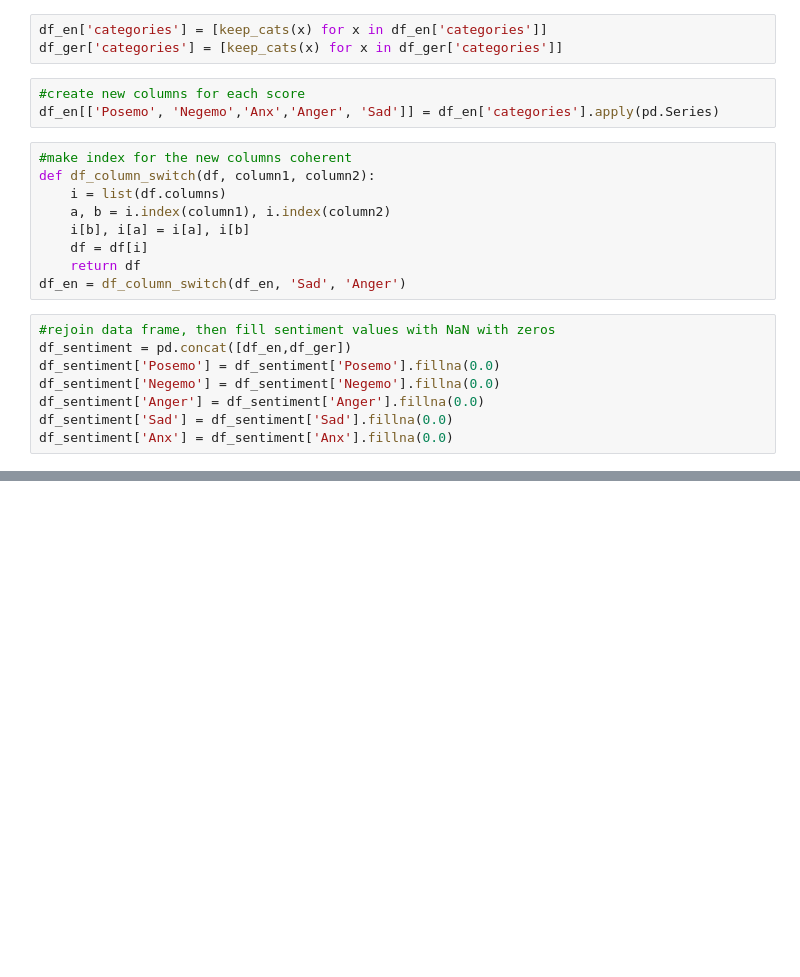
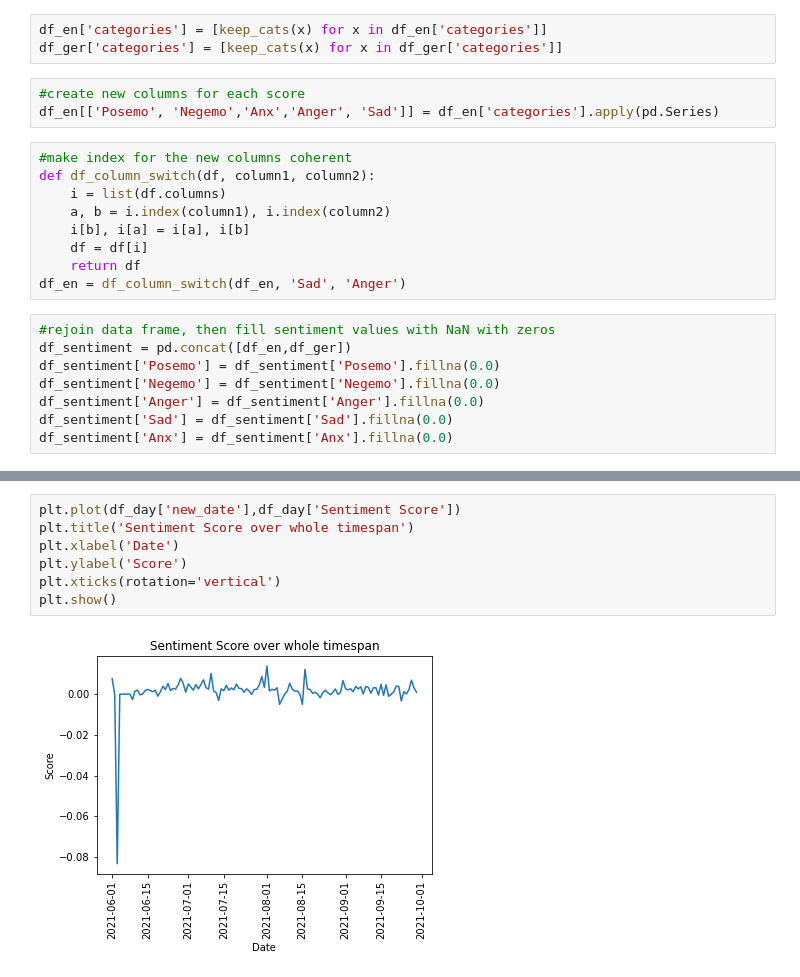
Before and after one commit to ahmadouw/IchBinHanna-Analysis, a Jupyter notebook: Sentiment_analysis_LIWC.ipynb, the cells around one changed output, grey strips where cells are left out. Cells and saved outputs as stored; diff of their text form; blank space fills up the shorter version.

```diff
--- a/Sentiment_analysis_LIWC.ipynb
+++ b/Sentiment_analysis_LIWC.ipynb
@@ -92,0 +128,9 @@ df_sentiment['Anx'] = df_sentiment['Anx'].fillna(0.0)
+# %%
+plt.plot(df_day['new_date'],df_day['Sentiment Score'])
+plt.title('Sentiment Score over whole timespan')
+plt.xlabel('Date')
+plt.ylabel('Score')
+plt.xticks(rotation='vertical')
+plt.show()
+# %% [output]
+[figure, added]
```
Also changed, not shown: parts of 9 cells of this notebook.
